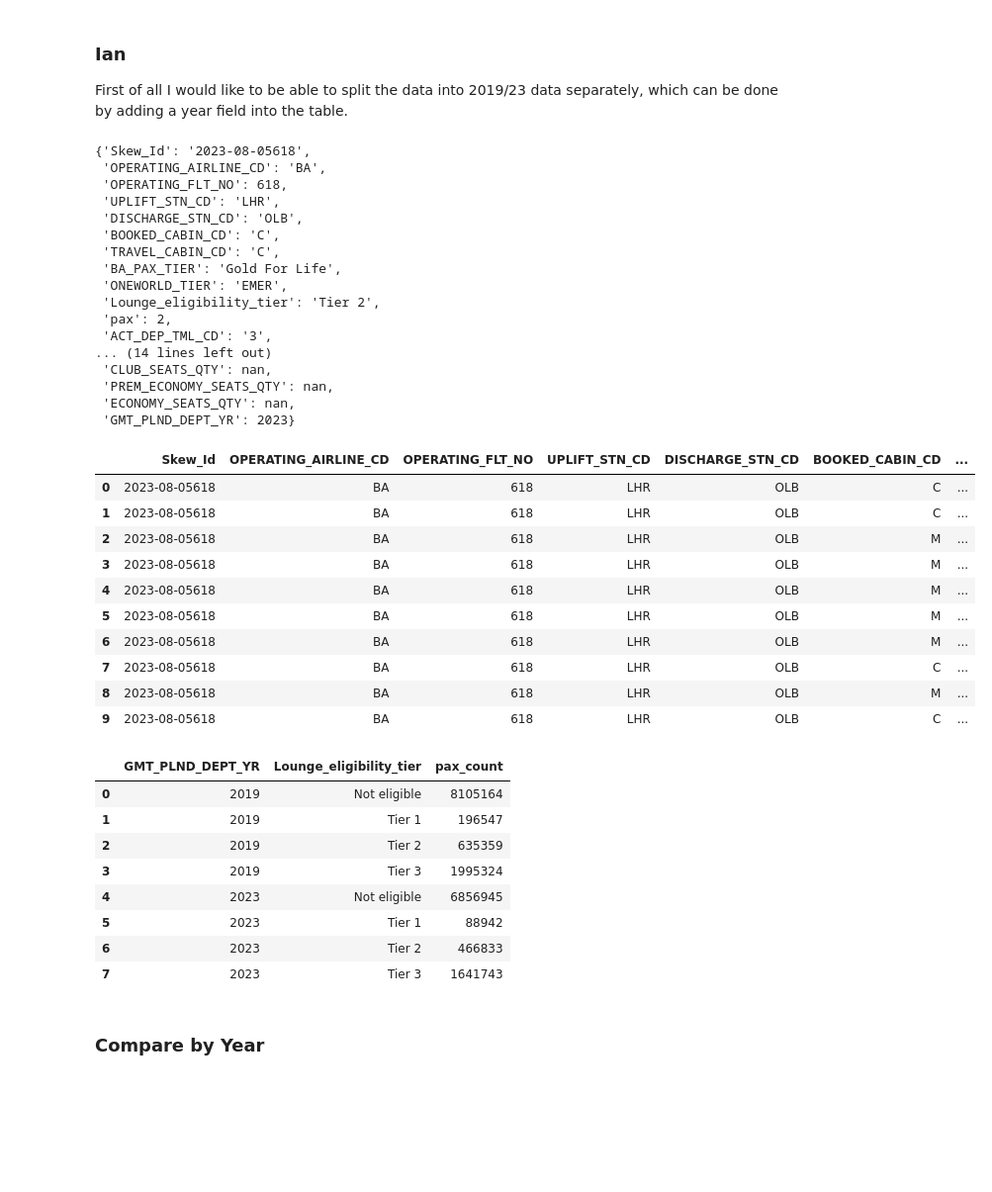
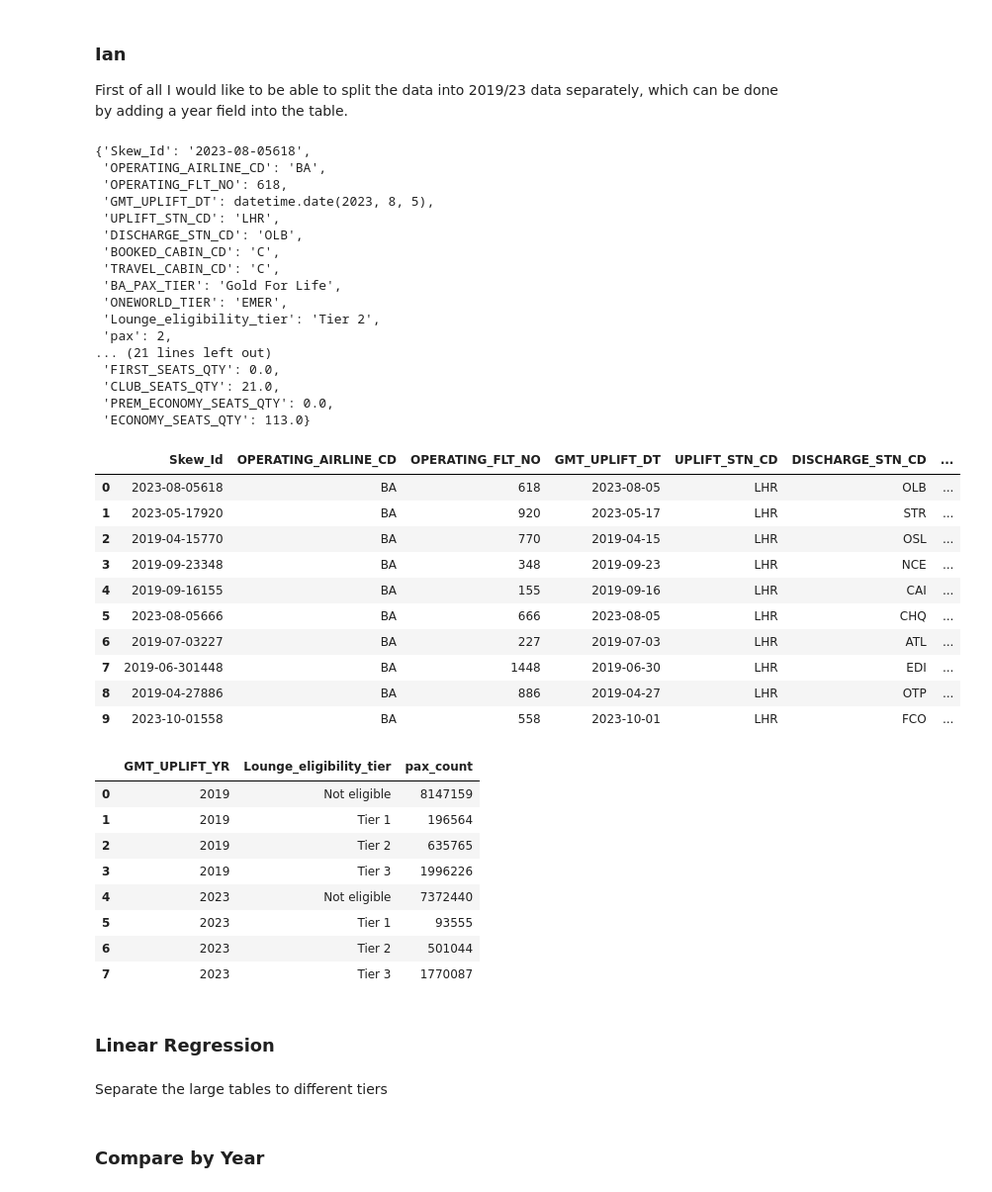
Before and after one commit to IanMaHKG-BA/Hackathon_Team_1, a Jupyter notebook: lounges_gold_standard_Ian.ipynb, the cells around one changed output. Shown at 99% size. Drawn from its saved outputs; the diff is of its cells as text; code cells hidden in the pictures; blank space fills up the shorter version.

Commit message:
All left joins, Code exportes merged df as csv

```diff
--- a/lounges_gold_standard_Ian.ipynb
+++ b/lounges_gold_standard_Ian.ipynb
@@ -359,7 +280,7 @@ df_lounge_elig_flight_info = pd.merge(df_lounge_eligibility,# left table
                                      df_flight_info, # right table
                                      left_on = ['OPERATING_AIRLINE_CD','OPERATING_FLT_NO','GMT_UPLIFT_DT'], # left on? e.g. which columns from the left table are you joining on to?
                                      right_on = ['OPG_ALN_CD','OPG_FLT_NO','GMT_PLND_DEP_DT'] , # right on? # left on? e.g. which columns from the right table are you joining on to?
-                                     how = "inner" # how? e.g. left, right, inner,etc
+                                     how = "left" # how? e.g. left, right, inner,etc
                                      )
 
 df_lounge_elig_flight_info.head(5)
@@ -425,9 +336,9 @@ df_flight_info[df_flight_info['OPG_FLT_NO'] == 8642], headers_and_first_row(df_f
 # %%
 df_lounge_elig_flight_info_country = pd.merge(df_lounge_elig_flight_info,# left table
                                      df_country, # right table
-                                     left_on = ['PLND_ARR_STN_CD'], # left on? e.g. which columns from the left table are you joining on to?
+                                     left_on = ['DISCHARGE_STN_CD'], # left on? e.g. which columns from the left table are you joining on to?
                                      right_on = ['ARR_STN_CD'] , # right on? # left on? e.g. which columns from the right table are you joining on to?
-                                     how = "inner" # how? e.g. left, right, inner,etc
+                                     how = "left" # how? e.g. left, right, inner,etc
                                      )
 
 # df_lounge_elig_flight_info = df_lounge_elig_flight_info.drop_duplicates()
@@ -517,7 +434,7 @@ headers_and_first_row(df_lounge_elig_flight_info_country_acft_typ)
 # %%
-to_drop = ['GMT_PLND_DEP_TS','GMT_ACT_DEP_TS','OPG_ALN_CD','OPG_FLT_NO','ACT_DEP_STN_CD','PLND_ARR_STN_CD','ACT_ARR_STN_CD','GMT_UPLIFT_DT']
+# to_drop = ['GMT_PLND_DEP_TS','GMT_ACT_DEP_TS','OPG_ALN_CD','OPG_FLT_NO','ACT_DEP_STN_CD','PLND_ARR_STN_CD','ACT_ARR_STN_CD','GMT_UPLIFT_DT']
 
-df_lounge_elig_flight_info_country_acft_typ = df_lounge_elig_flight_info_country_acft_typ.drop(columns = to_drop,)
+# df_lounge_elig_flight_info_country_acft_typ = df_lounge_elig_flight_info_country_acft_typ.drop(columns = to_drop,)
 
 df_lounge_elig_flight_info_country_acft_typ.head(5)
 # %% [output]
@@ -802,6 +715,7 @@ headers_and_first_row(df_lounge_elig_flight_info_country_acft_typ)
 {'Skew_Id': '2023-08-05618',
  'OPERATING_AIRLINE_CD': 'BA',
  'OPERATING_FLT_NO': 618,
+ 'GMT_UPLIFT_DT': datetime.date(2023, 8, 5),
  'UPLIFT_STN_CD': 'LHR',
  'DISCHARGE_STN_CD': 'OLB',
  'BOOKED_CABIN_CD': 'C',
@@ -810,34 +724,33 @@ headers_and_first_row(df_lounge_elig_flight_info_country_acft_typ)
  'ONEWORLD_TIER': 'EMER',
  'Lounge_eligibility_tier': 'Tier 2',
  'pax': 2,
- 'ACT_DEP_TML_CD': '3',
-... (14 lines left out)
- 'CLUB_SEATS_QTY': nan,
- 'PREM_ECONOMY_SEATS_QTY': nan,
- 'ECONOMY_SEATS_QTY': nan,
- 'GMT_PLND_DEPT_YR': 2023}
+... (21 lines left out)
+ 'FIRST_SEATS_QTY': 0.0,
+ 'CLUB_SEATS_QTY': 21.0,
+ 'PREM_ECONOMY_SEATS_QTY': 0.0,
+ 'ECONOMY_SEATS_QTY': 113.0}
 # %%
 # df_lounge_elig_flight_info_country_acft_typ['GMT_PLND_DEPT_YR'] = df_lounge_elig_flight_info_country_acft_typ['GMT_PLND_DEP_DT'].year
 
 # headers_and_first_row(df_lounge_elig_flight_info_country_acft_typ)
-df_lounge_elig_flight_info_country_acft_typ['GMT_PLND_DEPT_YR'] = [dts.year for dts in df_lounge_elig_flight_info_country_acft_typ['GMT_PLND_DEP_DT']]
+df_lounge_elig_flight_info_country_acft_typ['GMT_UPLIFT_YR'] = [dts.year for dts in df_lounge_elig_flight_info_country_acft_typ['GMT_UPLIFT_DT']]
 
 df_lounge_elig_flight_info_country_acft_typ.head(10)
 # %% [output]
-|  | Skew_Id | OPERATING_AIRLINE_CD | OPERATING_FLT_NO | UPLIFT_STN_CD | DISCHARGE_STN_CD | BOOKED_CABIN_CD | ... |
-| 0 | 2023-08-05618 | BA | 618 | LHR | OLB | C | ... |
-| 1 | 2023-08-05618 | BA | 618 | LHR | OLB | C | ... |
-| 2 | 2023-08-05618 | BA | 618 | LHR | OLB | M | ... |
-| 3 | 2023-08-05618 | BA | 618 | LHR | OLB | M | ... |
-| 4 | 2023-08-05618 | BA | 618 | LHR | OLB | M | ... |
-| 5 | 2023-08-05618 | BA | 618 | LHR | OLB | M | ... |
-| 6 | 2023-08-05618 | BA | 618 | LHR | OLB | M | ... |
-| 7 | 2023-08-05618 | BA | 618 | LHR | OLB | C | ... |
-| 8 | 2023-08-05618 | BA | 618 | LHR | OLB | M | ... |
-| 9 | 2023-08-05618 | BA | 618 | LHR | OLB | C | ... |
+|  | Skew_Id | OPERATING_AIRLINE_CD | OPERATING_FLT_NO | GMT_UPLIFT_DT | UPLIFT_STN_CD | DISCHARGE_STN_CD | ... |
+| 0 | 2023-08-05618 | BA | 618 | 2023-08-05 | LHR | OLB | ... |
+| 1 | 2023-05-17920 | BA | 920 | 2023-05-17 | LHR | STR | ... |
+| 2 | 2019-04-15770 | BA | 770 | 2019-04-15 | LHR | OSL | ... |
+| 3 | 2019-09-23348 | BA | 348 | 2019-09-23 | LHR | NCE | ... |
+| 4 | 2019-09-16155 | BA | 155 | 2019-09-16 | LHR | CAI | ... |
+| 5 | 2023-08-05666 | BA | 666 | 2023-08-05 | LHR | CHQ | ... |
+| 6 | 2019-07-03227 | BA | 227 | 2019-07-03 | LHR | ATL | ... |
+| 7 | 2019-06-301448 | BA | 1448 | 2019-06-30 | LHR | EDI | ... |
+| 8 | 2019-04-27886 | BA | 886 | 2019-04-27 | LHR | OTP | ... |
+| 9 | 2023-10-01558 | BA | 558 | 2023-10-01 | LHR | FCO | ... |
 # %%
 # columns that you want to group by
-list_groupby = ['GMT_PLND_DEPT_YR','Lounge_eligibility_tier']
+list_groupby = ['GMT_UPLIFT_YR','Lounge_eligibility_tier']
 
 # grouping by OPERATING_FLT_NO, DISCHARGE_STN_CD and Lounge_eligibility_tier
 df_groupby_year = df_lounge_elig_flight_info_country_acft_typ.groupby(list_groupby).agg(
@@ -847,12 +760,14 @@ df_groupby_year = df_lounge_elig_flight_info_country_acft_typ.groupby(list_group
 # a look at the data
 df_groupby_year
 # %% [output]
-|  | GMT_PLND_DEPT_YR | Lounge_eligibility_tier | pax_count |
-| 0 | 2019 | Not eligible | 8105164 |
-| 1 | 2019 | Tier 1 | 196547 |
-| 2 | 2019 | Tier 2 | 635359 |
-| 3 | 2019 | Tier 3 | 1995324 |
-| 4 | 2023 | Not eligible | 6856945 |
-| 5 | 2023 | Tier 1 | 88942 |
-| 6 | 2023 | Tier 2 | 466833 |
-| 7 | 2023 | Tier 3 | 1641743 |
+|  | GMT_UPLIFT_YR | Lounge_eligibility_tier | pax_count |
+| 0 | 2019 | Not eligible | 8147159 |
+| 1 | 2019 | Tier 1 | 196564 |
+| 2 | 2019 | Tier 2 | 635765 |
+| 3 | 2019 | Tier 3 | 1996226 |
+| 4 | 2023 | Not eligible | 7372440 |
+| 5 | 2023 | Tier 1 | 93555 |
+| 6 | 2023 | Tier 2 | 501044 |
+| 7 | 2023 | Tier 3 | 1770087 |
+# %% [markdown]
+### Linear Regression
@@ -858,0 +780,2 @@ df_groupby_year
+# %% [markdown]
+Separate the large tables to different tiers
```
Also changed, not shown: parts of 45 cells of this notebook.
